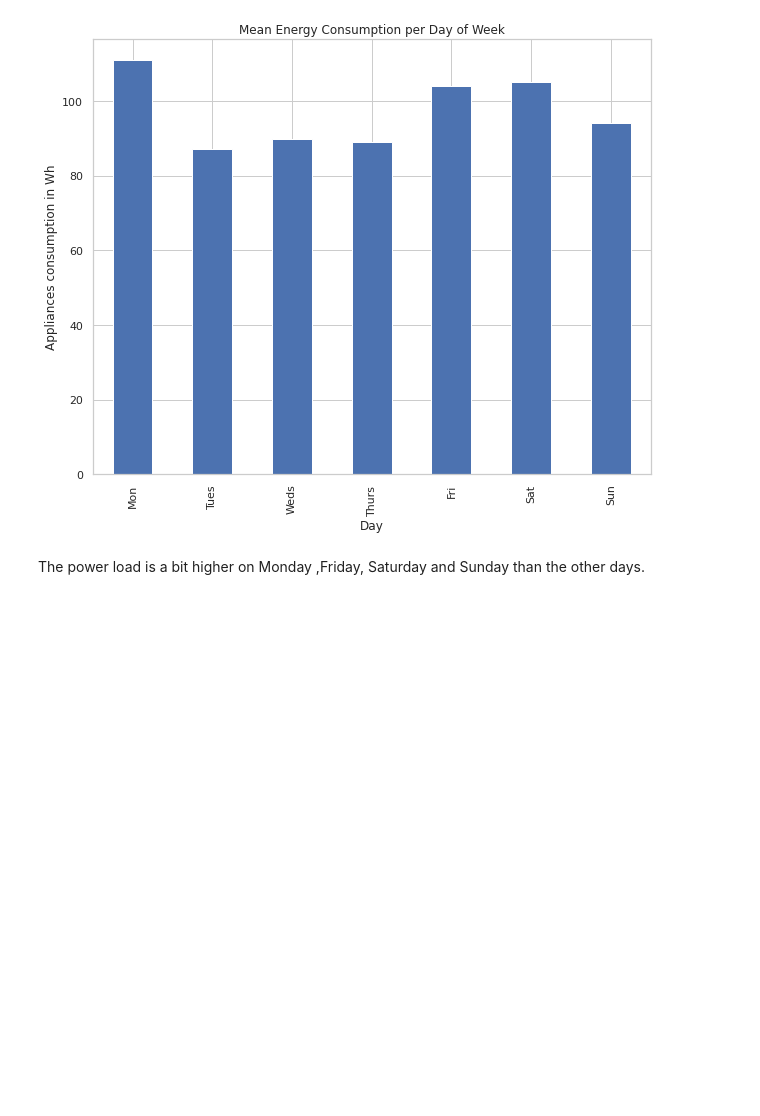
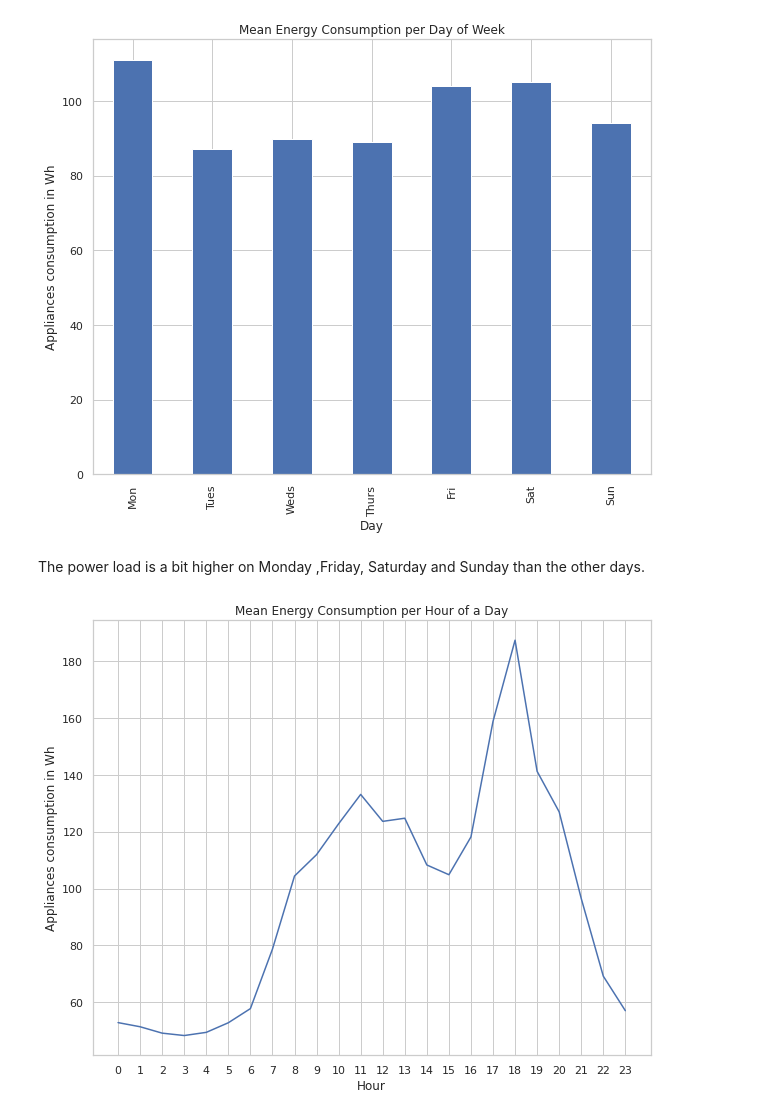
Before and after one commit to UthamanA/Appliances-energy-prediction-ML-Regression, a Jupyter notebook: appliances_energy_prediction.ipynb, the cells around one changed output. Drawn from its saved outputs; the diff is of its cells as text; code cells hidden in the pictures; blank space fills up the shorter version.

```diff
--- a/appliances_energy_prediction.ipynb
+++ b/appliances_energy_prediction.ipynb
@@ -167,3 +167,15 @@ plt.xticks(ticks, labels);
 [figure]
 # %% [markdown]
 The power load is a bit higher on Monday ,Friday, Saturday and Sunday than the other days.
+# %%
+# Plot of Mean Energy Consumption per Hour of a Day
+
+hourly('appliances').plot(figsize=(10,8))
+plt.xlabel('Hour')
+plt.ylabel('Appliances consumption in Wh')
+ticks = list(range(0, 24, 1))
+plt.title('Mean Energy Consumption per Hour of a Day')
+
+plt.xticks(ticks);
+# %% [output]
+[figure, added]
```
Also changed, not shown: parts of 15 cells of this notebook.
